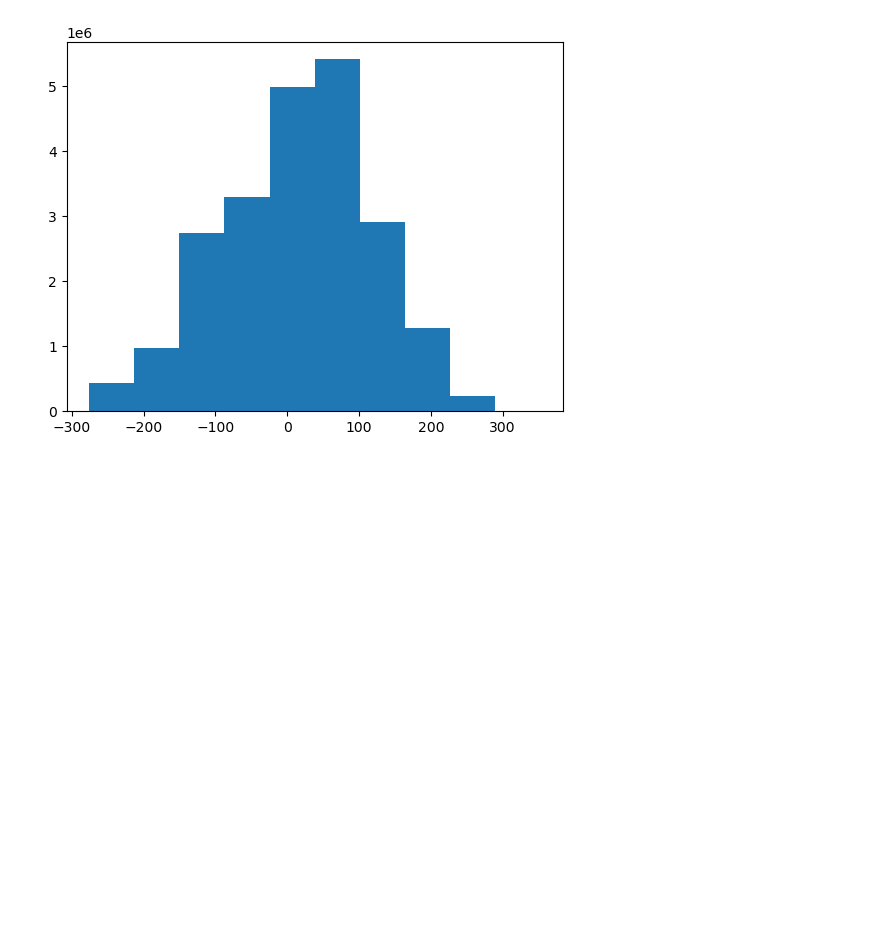
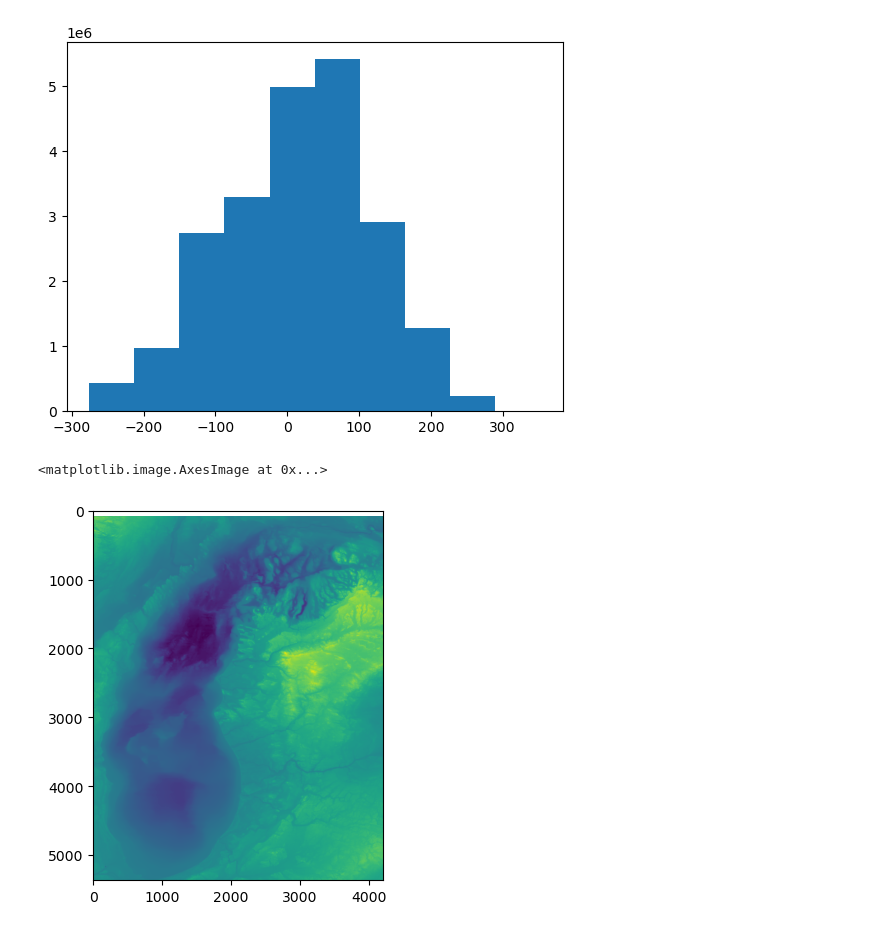
Before and after one commit to UIUC-iSchool-DataViz/is445_oauoag_spring2023, a Jupyter notebook: week04/inClass_week04.ipynb, the cells around one changed output. Saved outputs shown, nothing was run; the diff lists cells and outputs as text; code cells hidden in the pictures; blank space fills up the shorter version.

```diff
--- a/week04/inClass_week04.ipynb
+++ b/week04/inClass_week04.ipynb
@@ -29,3 +29,8 @@ plt.hist(michigan.flatten())
 plt.show()
 # %% [output]
 [figure]
+# %%
+plt.imshow(michigan)
+# %% [output]
+<matplotlib.image.AxesImage at 0x...>
+[figure, added]
```
